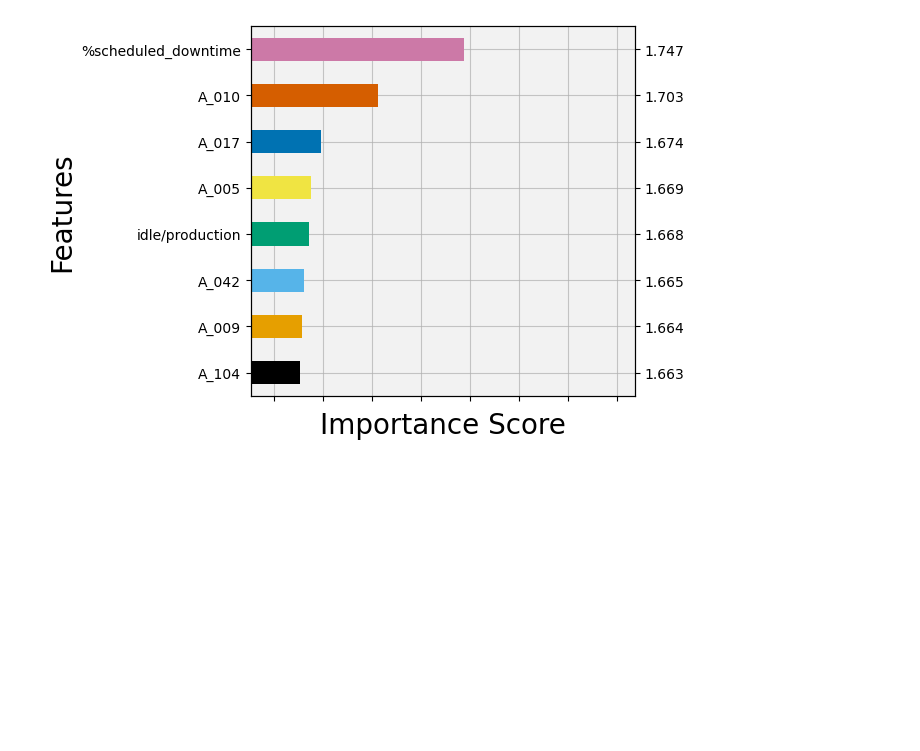
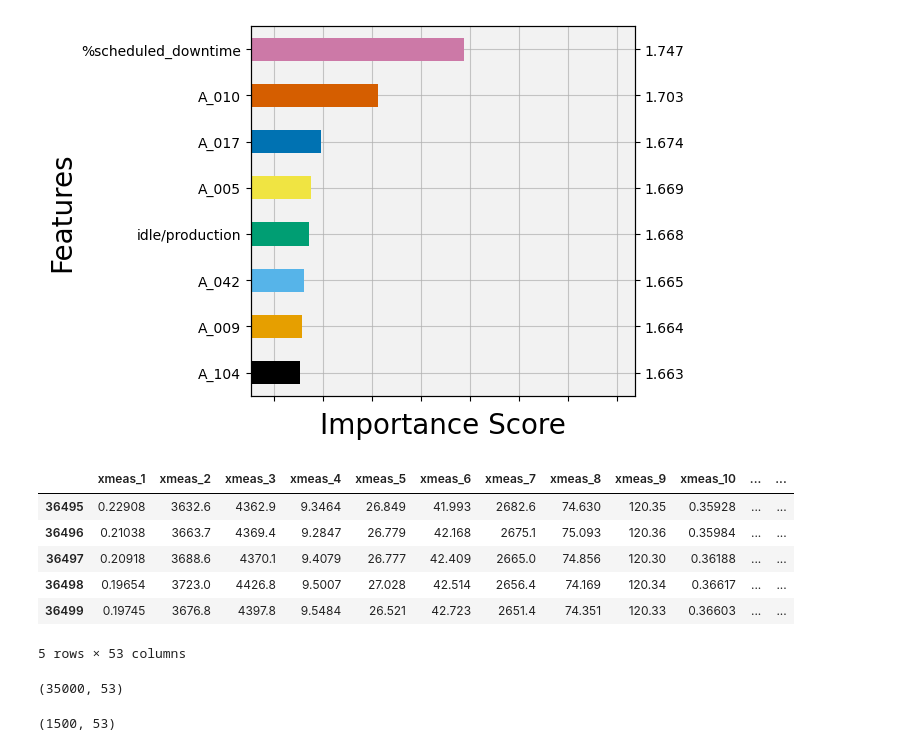
Before and after one commit to francesco-borsatti-unipd/ExIFFI, a Jupyter notebook: notebooks/fix_stuff.ipynb, the cells around one changed output. Drawn from its saved outputs; the diff is of its cells as text; code cells hidden in the pictures; blank space fills up the shorter version.

Commit message:
tests

```diff
--- a/notebooks/fix_stuff.ipynb
+++ b/notebooks/fix_stuff.ipynb
@@ -1806,3 +1806,23 @@ ax1,ax2=score_plot(dataset=dataset,
                    scenario=2)
 # %% [output]
 [figure]
+# %%
+import pandas as pd
+data=pd.read_csv('/home/davidefrizzo/Desktop/PHD/Python Code/ExIFFI_Industrial_Test/datasets/data/TEP/TEP_ACME.csv.gz')
+data.tail()
+# %% [output]
+|  | xmeas_1 | xmeas_2 | xmeas_3 | xmeas_4 | xmeas_5 | xmeas_6 | xmeas_7 | xmeas_8 | xmeas_9 | xmeas_10 | ... | ... |
+| 36495 | 0.22908 | 3632.6 | 4362.9 | 9.3464 | 26.849 | 41.993 | 2682.6 | 74.630 | 120.35 | 0.35928 | ... | ... |
+| 36496 | 0.21038 | 3663.7 | 4369.4 | 9.2847 | 26.779 | 42.168 | 2675.1 | 75.093 | 120.36 | 0.35984 | ... | ... |
+| 36497 | 0.20918 | 3688.6 | 4370.1 | 9.4079 | 26.777 | 42.409 | 2665.0 | 74.856 | 120.30 | 0.36188 | ... | ... |
+| 36498 | 0.19654 | 3723.0 | 4426.8 | 9.5007 | 27.028 | 42.514 | 2656.4 | 74.169 | 120.34 | 0.36617 | ... | ... |
+| 36499 | 0.19745 | 3676.8 | 4397.8 | 9.5484 | 26.521 | 42.723 | 2651.4 | 74.351 | 120.33 | 0.36603 | ... | ... |
+5 rows × 53 columns
+# %%
+data[data['Target']==0].shape
+# %% [output]
+(35000, 53)
+# %%
+data[data['Target']==1].shape
+# %% [output]
+(1500, 53)
```
